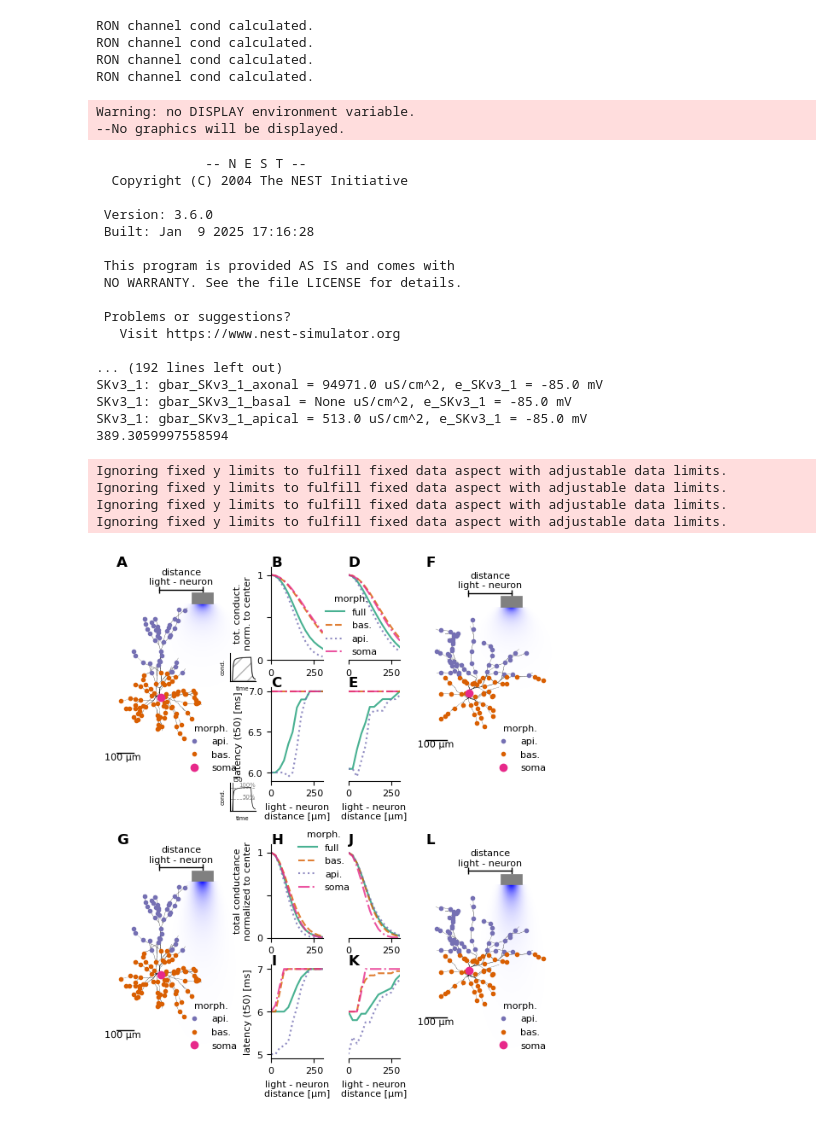
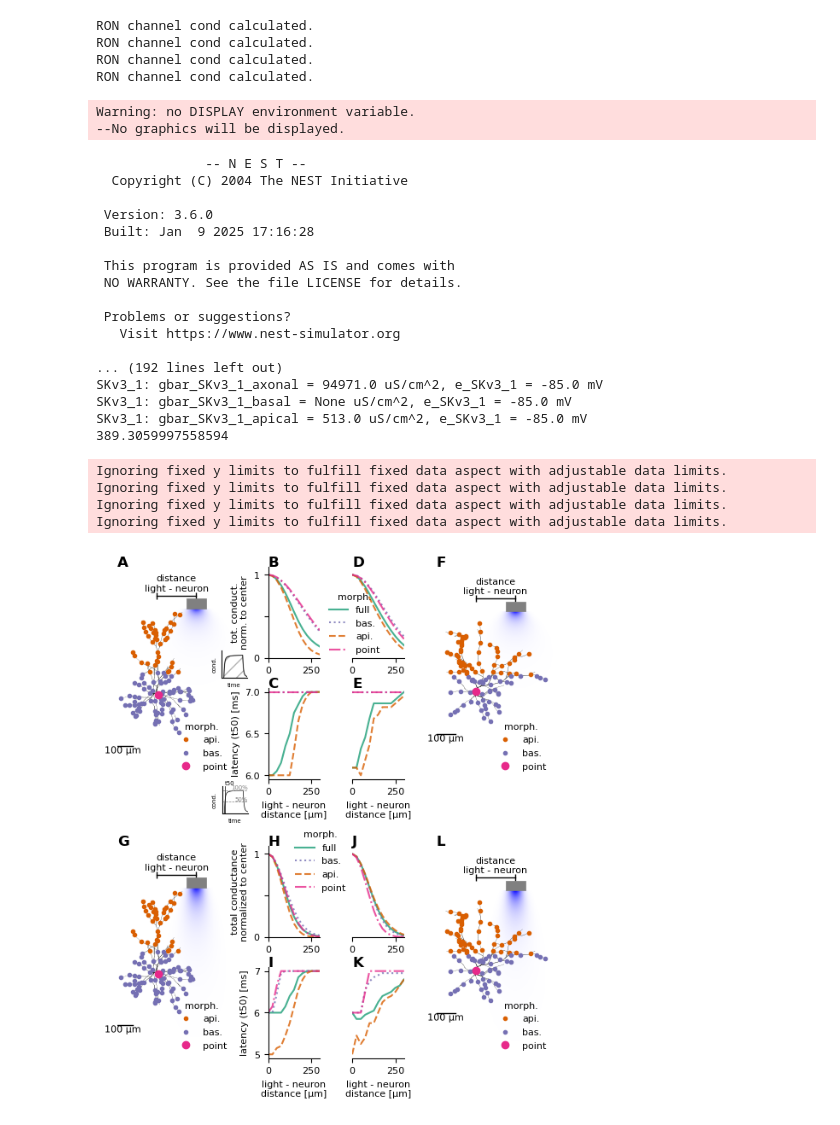
Before and after one commit to dberling/reduce_opto_response, a Jupyter notebook: article_figures/article_figure5.ipynb, the cells around one changed output. Drawn from its saved outputs; the diff is of its cells as text; code cells hidden in the pictures.

Commit message:
Change linestyles and opt layout

```diff
--- a/article_figures/article_figure5.ipynb
+++ b/article_figures/article_figure5.ipynb
@@ -72,7 +72,7 @@ def simulate_single_cell(
         manipulated_comp_data[0, R!=R.min(),:,3] = False
         return manipulated_comp_data
     def simulate_cond(fiber_positions, morph_condition, node_data, comp_data, fiber_power_mW):
-        if morph_condition == 'soma':
+        if morph_condition == 'point':
             # manipulate comp_data
             np.save(
                 'manipulated_comp_data.npy',
@@ -138,14 +138,14 @@ def simulate_single_cell(
         return RONs.conductance_nS_over_time
 
     radii = np.arange(25,325,25)
-    thetas = np.linspace(25,2*np.pi,20)
+    thetas = np.linspace(0,2*np.pi,20)
     x_fiber = [0] + [R * np.sin(theta) for R in radii for theta in thetas]
     y_fiber = [0] + [R * np.cos(theta) for R in radii for theta in thetas]
     radii = [0] + [R for R in radii for theta in thetas]
     fiber_positions = list(zip(x_fiber,y_fiber))
     all_data = []
     cond_over_time_center = dict()
-    conditions = ['full', 'bas.', 'api.', 'soma']
+    conditions = ['full', 'bas.', 'api.', 'point']
     assert temp_protocol['interpol_dt_ms'] == 1, "Must be 1 otherwise calculation of t50 fails as index 100 is used to split array before 100 ms"
     times = np.arange(0, temp_protocol['total_rec_time_ms'], temp_protocol['interpol_dt_ms'])
     for condition in conditions:
@@ -168,7 +168,7 @@ def simulate_single_cell(
 def plot_all(conditions, times, df, cond_over_time_center):
     fig, axs = plt.subplots(ncols=2, nrows=2)
     axs = axs.flatten()
-    for condition, ls in zip(conditions, ['solid','dashed','dotted','dashdot']):
+    for condition, ls in zip(conditions, ['solid','dotted','dashed','dashdot']):
         axs[0].plot(df.loc[df['condition']==condition].r, df.loc[df['condition']==condition].summ, label=condition, alpha=0.8, ls=ls)
         axs[0].legend()
         axs[1].plot(df.loc[df['condition']==condition].r, df.loc[df['condition']==condition].l20ms, label=condition, alpha=0.8, ls=ls)
@@ -180,7 +180,7 @@ def plot_all(conditions, times, df, cond_over_time_center):
     fig.show()
 
     fig = plt.figure()
-    for condition, ls in zip(conditions, ['solid','dashed','dotted','dashdot']):
+    for condition, ls in zip(conditions, ['solid','dotted','dashed','dashdot']):
         plt.plot(df.loc[df['condition']==condition].r, df.loc[df['condition']==condition].t50, label=condition, alpha=0.8, ls=ls)
         plt.legend()
     fig.show()
@@ -233,14 +233,14 @@ plt.rcParams.update({
     'font.family': 'sans-serif'
     #'font.family': 'Arial'  # Set font to Arial
 })
-colors = ["#1b9e77", "#d95f02", "#7570b3", "#e7298a"]
-linestyles = ['solid','dashed','dotted','dashdot']
+colors = ["#1b9e77", "#7570b3", "#d95f02", "#e7298a"]
+linestyles = ['solid','dotted','dashed','dashdot']
 
 # figure format
 a4_w = 8.27
 a4_l = 11.7
 fig = plt.figure(figsize=(a4_w*0.8, a4_l*0.8/1.25))
-gs = gridspec.GridSpec(5, 6, figure=fig, wspace=0.5, height_ratios=[1, 1, 0.1, 1, 1], hspace=0.35)
+gs = gridspec.GridSpec(5, 6, figure=fig, wspace=0.7, width_ratios = [1,1,1.2,1.2,1,1],height_ratios=[1, 1, 0.07, 1, 1], hspace=0.4)
 #ax0 = fig.add_subplot(gs[0, 2])
 ax1 = fig.add_subplot(gs[0:2, :2])
 ax2 = fig.add_subplot(gs[0, 2])
@@ -254,14 +254,38 @@ axd3 = fig.add_subplot(gs[4, 2])
 axd4 = fig.add_subplot(gs[3, 3])
 axd5 = fig.add_subplot(gs[4, 3])
 axd6 = fig.add_subplot(gs[3:, 4:])
-ax2inset = fig.add_axes([ax2.get_position().x0-ax2.get_position().width*0.8,
+ax2inset = fig.add_axes([ax2.get_position().x0-ax2.get_position().width*0.9,
                          ax2.get_position().y0-ax2.get_position().height*0.22,
                          ax2.get_position().width*0.5,
                          ax2.get_position().height*0.3])
-ax3inset = fig.add_axes([ax3.get_position().x0-ax3.get_position().width*0.8,
-                         ax3.get_position().y0-ax3.get_position().height*0.32,
+ax3inset = fig.add_axes([ax3.get_position().x0-ax3.get_position().width*0.89,
+                         ax3.get_position().y0-ax3.get_position().height*0.37,
                          ax3.get_position().width*0.5,
                          ax3.get_position().height*0.3])
+
+# fig = plt.figure(figsize=(a4_w*0.8, a4_l*0.8/1.25))
+# gs = gridspec.GridSpec(5, 6, figure=fig, wspace=0.5, height_ratios=[1, 1, 0.1, 1, 1], hspace=0.35)
+# #ax0 = fig.add_subplot(gs[0, 2])
+# ax1 = fig.add_subplot(gs[0:2, :2])
+# ax2 = fig.add_subplot(gs[0, 2])
+# ax3 = fig.add_subplot(gs[1, 2])
+# ax4 = fig.add_subplot(gs[0, 3])
+# ax5 = fig.add_subplot(gs[1, 3])
+# ax6 = fig.add_subplot(gs[0:2, 4:])
+# axd1 = fig.add_subplot(gs[3:, :2])
+# axd2 = fig.add_subplot(gs[3, 2])
+# axd3 = fig.add_subplot(gs[4, 2])
+# axd4 = fig.add_subplot(gs[3, 3])
+# axd5 = fig.add_subplot(gs[4, 3])
+# axd6 = fig.add_subplot(gs[3:, 4:])
+# ax2inset = fig.add_axes([ax2.get_position().x0-ax2.get_position().width*0.8,
+#                          ax2.get_position().y0-ax2.get_position().height*0.22,
+#                          ax2.get_position().width*0.5,
+#                          ax2.get_position().height*0.3])
+# ax3inset = fig.add_axes([ax3.get_position().x0-ax3.get_position().width*0.8,
+#                          ax3.get_position().y0-ax3.get_position().height*0.32,
+#                          ax3.get_position().width*0.5,
+#                          ax3.get_position().height*0.3])
 
 for ax in [ax2inset, ax3inset]:
     ax.set_xticks([])
@@ -330,7 +354,7 @@ xyz_zs100 = node_data[node_data[:,2]<100]
 xyz_soma = np.load('soma_comp_coords.npy')
 ax1.plot(xyz_zl100[:,0], xyz_zl100[:,2], c=colors[conditions.index('api.')], ls='', marker='.', label='api.')
 ax1.plot(xyz_zs100[:,0], xyz_zs100[:,2], c=colors[conditions.index('bas.')], ls='', marker='.', label='bas.')
-ax1.plot(xyz_soma[:,0], xyz_soma[:,2], c=colors[conditions.index('soma')], ls='', marker='o', label='soma')
+ax1.plot(xyz_soma[:,0], xyz_soma[:,2], c=colors[conditions.index('point')], ls='', marker='o', label='point')
 ax1.set_xlim(-200, 400)
 
 ax2.set_ylabel('tot. conduct.\nnorm. to center')
@@ -424,7 +448,7 @@ xyz_zs100 = node_data[node_data[:,2]<100]
 xyz_soma = np.load('soma_comp_coords.npy')
 ax6.plot(xyz_zl100[:,0], xyz_zl100[:,2], c=colors[conditions.index('api.')], ls='', marker='.', label='api.')
 ax6.plot(xyz_zs100[:,0], xyz_zs100[:,2], c=colors[conditions.index('bas.')], ls='', marker='.', label='bas.')
-ax6.plot(xyz_soma[:,0], xyz_soma[:,2], c=colors[conditions.index('soma')], ls='', marker='o', label='soma')
+ax6.plot(xyz_soma[:,0], xyz_soma[:,2], c=colors[conditions.index('point')], ls='', marker='o', label='point')
 ax6.set_xlim(-200, 400)
 
 ax4.set_xlim(0,300)
@@ -510,7 +534,7 @@ xyz_zs100 = node_data[node_data[:,2]<100]
 xyz_soma = np.load('soma_comp_coords.npy')
 axd1.plot(xyz_zl100[:,0], xyz_zl100[:,2], c=colors[conditions.index('api.')], ls='', marker='.', label='api.')
 axd1.plot(xyz_zs100[:,0], xyz_zs100[:,2], c=colors[conditions.index('bas.')], ls='', marker='.', label='bas.')
-axd1.plot(xyz_soma[:,0], xyz_soma[:,2], c=colors[conditions.index('soma')], ls='', marker='o', label='soma')
+axd1.plot(xyz_soma[:,0], xyz_soma[:,2], c=colors[conditions.index('point')], ls='', marker='o', label='point')
 axd1.set_xlim(-200, 400)
 
 axd2.set_ylabel('total conductance\nnormalized to center')
@@ -605,7 +629,7 @@ xyz_zs100 = node_data[node_data[:,2]<100]
 xyz_soma = np.load('soma_comp_coords.npy')
 axd6.plot(xyz_zl100[:,0], xyz_zl100[:,2], c=colors[conditions.index('api.')], ls='', marker='.', label='api.')
 axd6.plot(xyz_zs100[:,0], xyz_zs100[:,2], c=colors[conditions.index('bas.')], ls='', marker='.', label='bas.')
-axd6.plot(xyz_soma[:,0], xyz_soma[:,2], c=colors[conditions.index('soma')], ls='', marker='o', label='soma')
+axd6.plot(xyz_soma[:,0], xyz_soma[:,2], c=colors[conditions.index('point')], ls='', marker='o', label='point')
 axd6.set_xlim(-200, 400)
 
 axd4.set_xlim(0,300)
@@ -634,33 +658,33 @@ label_subplots_ABC(fig, axs=[ax1, ax2, ax3, ax4, ax5, ax6, axd1, axd2, axd3, axd
 fig.savefig(figure_name, dpi=300)
 fig.show()
 # %% [output]
 RON channel cond calculated.
 RON channel cond calculated.
 RON channel cond calculated.
 RON channel cond calculated.
 Warning: no DISPLAY environment variable.
 --No graphics will be displayed.
               -- N E S T --
   Copyright (C) 2004 The NEST Initiative
 
  Version: 3.6.0
  Built: Jan  9 2025 17:16:28
 
  This program is provided AS IS and comes with
  NO WARRANTY. See the file LICENSE for details.
 
  Problems or suggestions?
    Visit https://www.nest-simulator.org
 
 ... (192 lines left out)
 SKv3_1: gbar_SKv3_1_axonal = 94971.0 uS/cm^2, e_SKv3_1 = -85.0 mV
 SKv3_1: gbar_SKv3_1_basal = None uS/cm^2, e_SKv3_1 = -85.0 mV
 SKv3_1: gbar_SKv3_1_apical = 513.0 uS/cm^2, e_SKv3_1 = -85.0 mV
 389.3059997558594
 Ignoring fixed y limits to fulfill fixed data aspect with adjustable data limits.
 Ignoring fixed y limits to fulfill fixed data aspect with adjustable data limits.
 Ignoring fixed y limits to fulfill fixed data aspect with adjustable data limits.
 Ignoring fixed y limits to fulfill fixed data aspect with adjustable data limits.
-[figure, old version]
+[figure, new version]
 # %%
 fig = plt.figure(figsize=(a4_w*0.8, a4_l*0.8/1.25))
```
Also changed, not shown: parts of 1 cell of this notebook, 1 other file.
